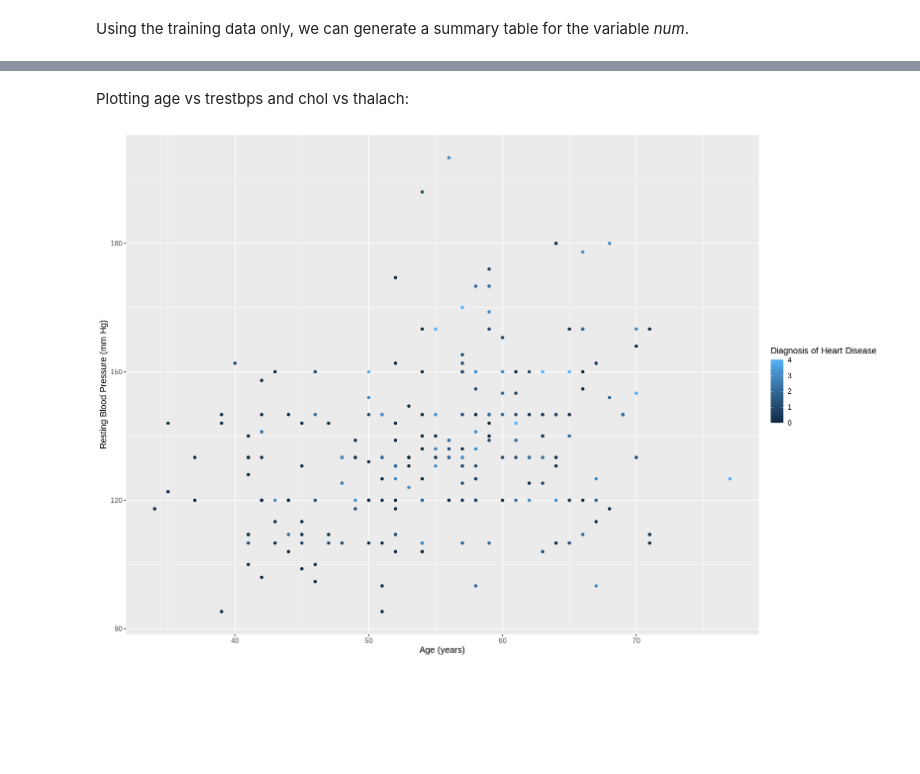
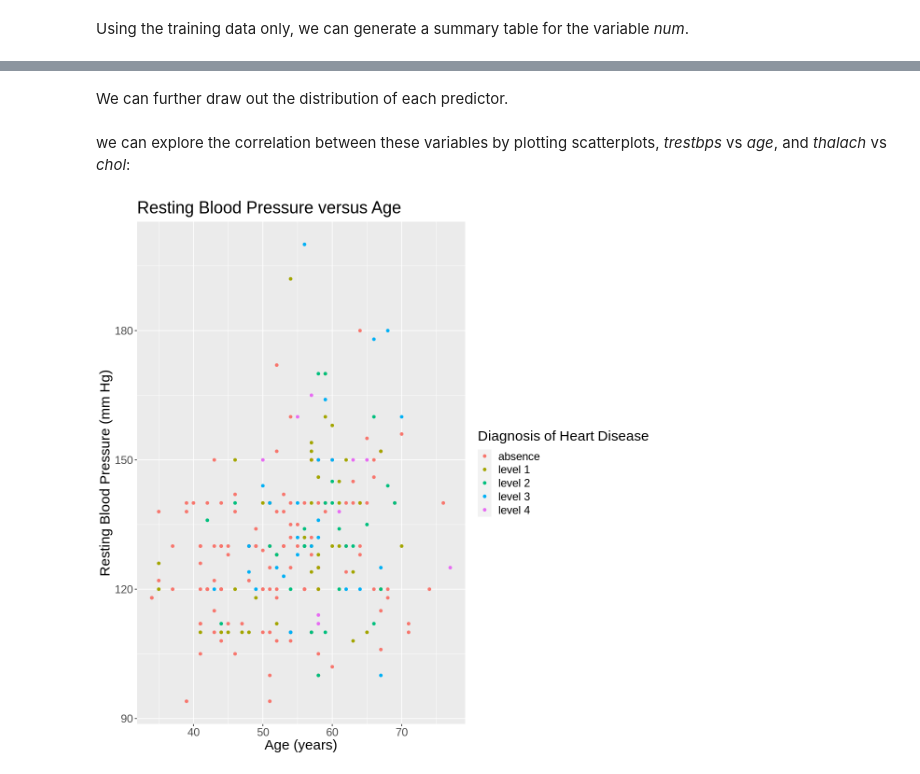
Before and after one commit to Yi-Lin-Wang/Group-32-best-group, a Jupyter notebook: wrangled_data.ipynb, the cells around one changed output, grey strips where cells are left out. Drawn from its saved outputs; the diff is of its cells as text; code cells hidden in the pictures; blank space fills up the shorter version.

```diff
--- a/wrangled_data.ipynb
+++ b/wrangled_data.ipynb
@@ -114,13 +144,17 @@ Here we can see that _num_ is a categorical variables with 5 levels: value 0 ind
+# %% [markdown]
+We can further draw out the distribution of each predictor.
 # %% [markdown]
-Plotting age vs trestbps and chol vs thalach:
+we can explore the correlation between these variables by plotting scatterplots, _trestbps_ vs _age_, and _thalach_ vs _chol_:
 # %%
-options(repr.plot.width = 15, repr.plot.height = 10)
+options(repr.plot.width = 10, repr.plot.height = 10)
 heart_deasease_plot_1 <- heart_disease_training |>
     ggplot(aes(x = age, y = trestbps, color = num)) +
     geom_point() +
     labs(x = "Age (years)", y = "Resting Blood Pressure (mm Hg)", color = "Diagnosis of Heart Disease") +
-    theme(text = element_text(size = 12))
+    theme(text = element_text(size = 18)) +
+    scale_color_discrete(labels = c("absence", "level 1", "level 2", "level 3", "level 4")) +
+    ggtitle("Resting Blood Pressure versus Age")
 heart_deasease_plot_1
 # %% [output]
-[figure, old version]
+[figure, new version]
 # %%
```
Also changed, not shown: parts of 15 cells of this notebook.
